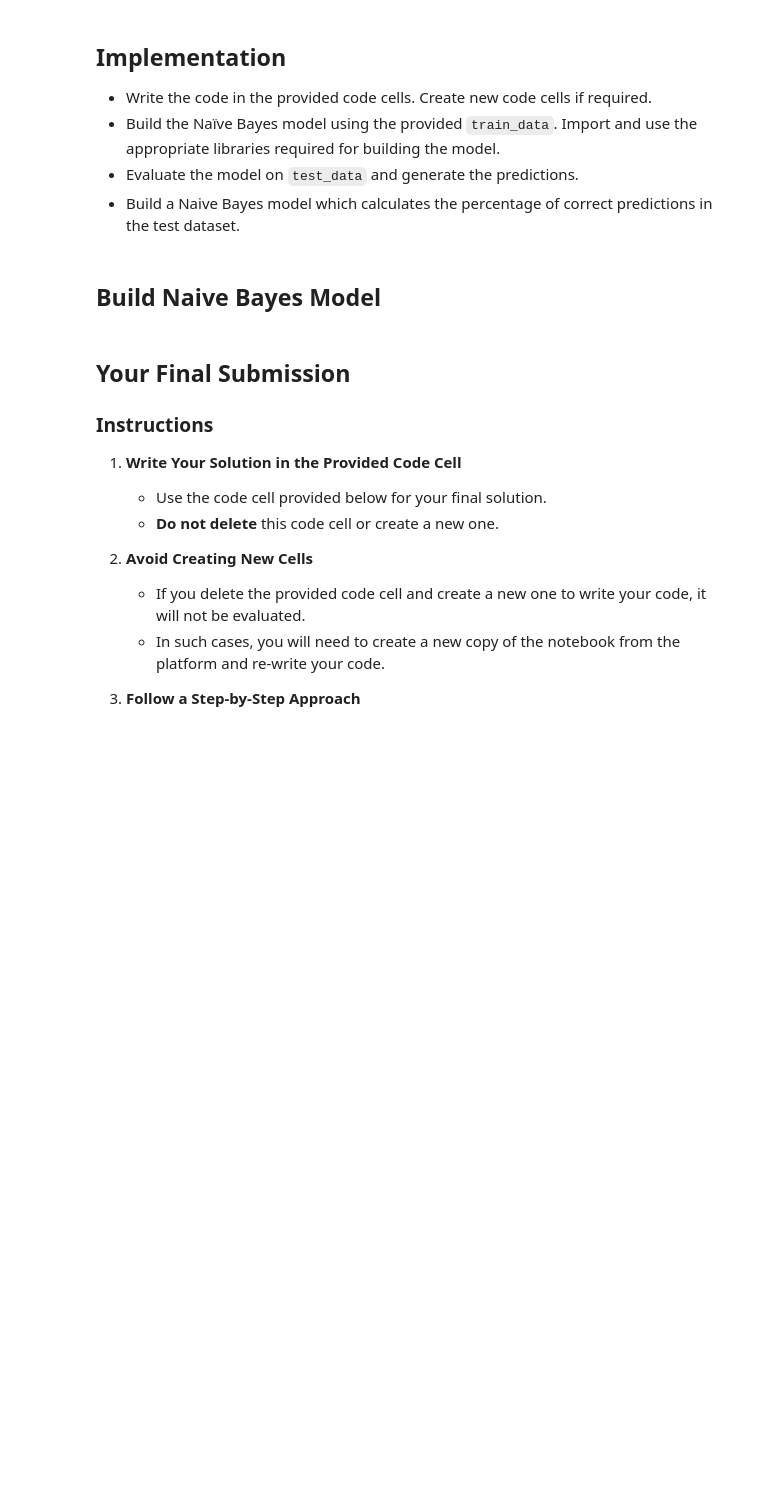
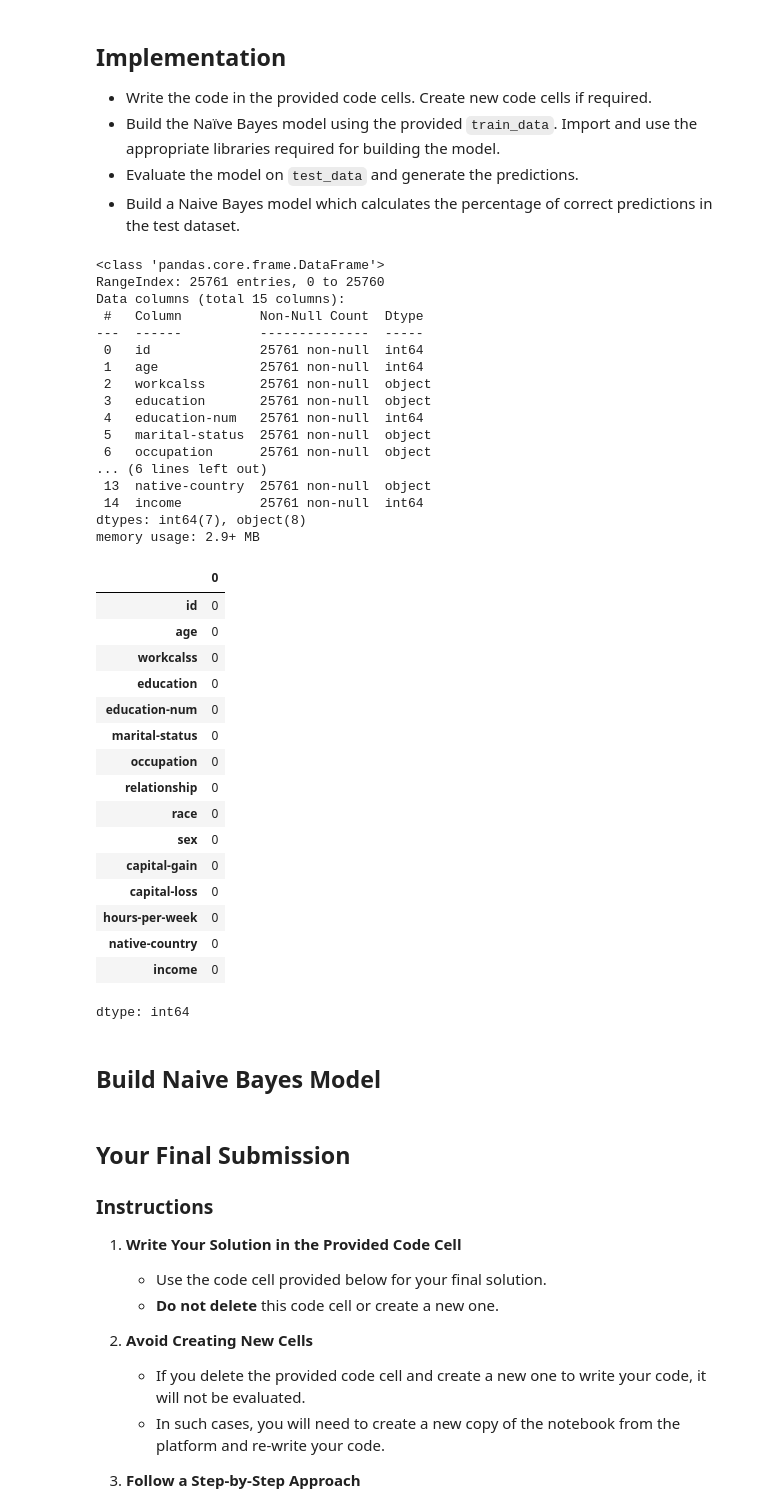
Before and after one commit to kowshik20/ML_Learning, a Jupyter notebook: Naive_Bayes_Assignment.ipynb, the cells around one changed output. Cells and saved outputs as stored; diff of their text form; code cells hidden in the pictures; blank space fills up the shorter version.

```diff
--- a/Naive_Bayes_Assignment.ipynb
+++ b/Naive_Bayes_Assignment.ipynb
@@ -122,6 +122,44 @@ test_data.head()
 - Build a Naive Bayes model which calculates the percentage of correct predictions in the test dataset.
 # %%
 # ADD YOUR CODE HERE
+
+train_data.info()
+train_data.isna().sum()
+# %% [output]
+<class 'pandas.core.frame.DataFrame'>
+RangeIndex: 25761 entries, 0 to 25760
+Data columns (total 15 columns):
+ #   Column          Non-Null Count  Dtype
+---  ------          --------------  -----
+ 0   id              25761 non-null  int64
+ 1   age             25761 non-null  int64
+ 2   workcalss       25761 non-null  object
+ 3   education       25761 non-null  object
+ 4   education-num   25761 non-null  int64
+ 5   marital-status  25761 non-null  object
+ 6   occupation      25761 non-null  object
+... (6 lines left out)
+ 13  native-country  25761 non-null  object
+ 14  income          25761 non-null  int64
+dtypes: int64(7), object(8)
+memory usage: 2.9+ MB
+|  | 0 |
+| id | 0 |
+| age | 0 |
+| workcalss | 0 |
+| education | 0 |
+| education-num | 0 |
+| marital-status | 0 |
+| occupation | 0 |
+| relationship | 0 |
+| race | 0 |
+| sex | 0 |
+| capital-gain | 0 |
+| capital-loss | 0 |
+| hours-per-week | 0 |
+| native-country | 0 |
+| income | 0 |
+dtype: int64
 # %% [markdown]
 ## Build Naive Bayes Model
 # %% [markdown]
```
Also changed, not shown: parts of 2 cells of this notebook.
